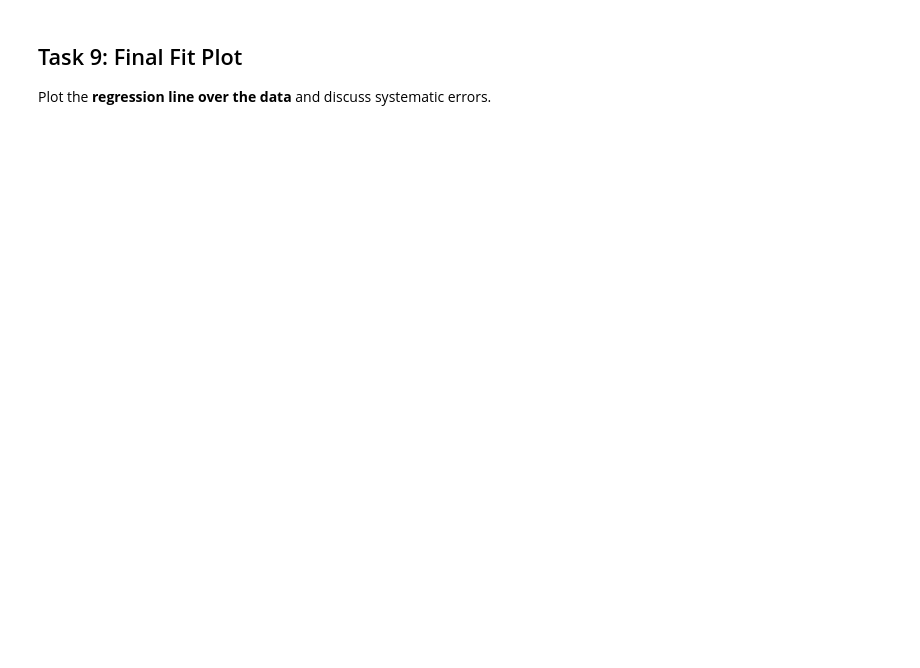
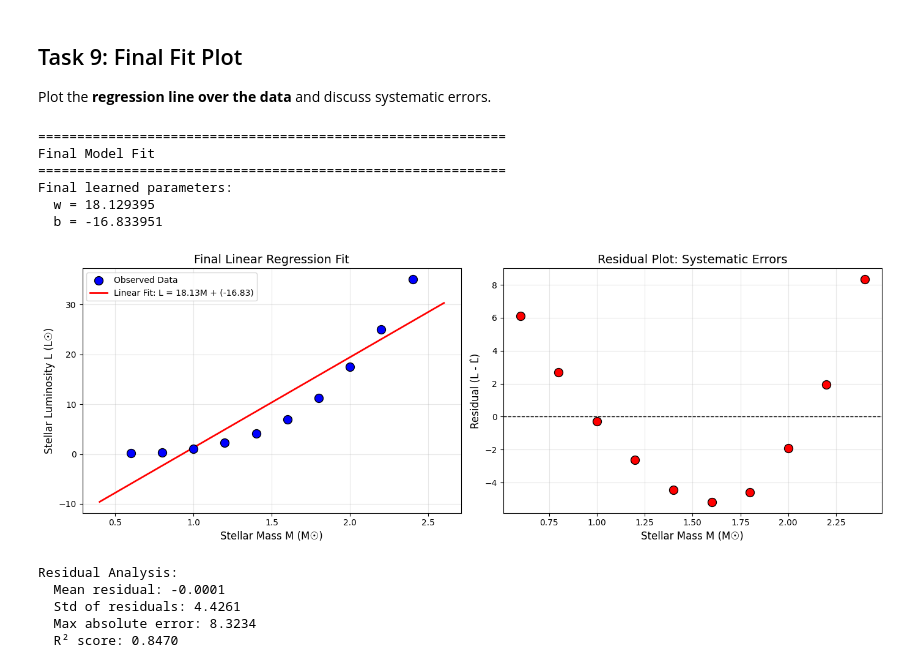
Before and after one commit to AnderssonProgramming/linear-poly-regression-aws-ai, a Jupyter notebook: 01_part1_linreg_1feature.ipynb, the cells around one changed output. Drawn from its saved outputs; the diff is of its cells as text; code cells hidden in the pictures; blank space fills up the shorter version.

```diff
--- a/01_part1_linreg_1feature.ipynb
+++ b/01_part1_linreg_1feature.ipynb
@@ -545,5 +823,65 @@ Plot the **regression line over the data** and discuss systematic errors.
 # %%
 # Task 9: Final Fit Plot
 
-# TODO: Plot the regression line over the original data
-# TODO: Discuss systematic errors
+print("=" * 60)
+print("Final Model Fit")
+print("=" * 60)
+
+# Use the best learned parameters (from vectorized gradient descent with α=0.1)
+w_final = w_learned_v
+b_final = b_learned_v
+
+print(f"Final learned parameters:")
+print(f"  w = {w_final:.6f}")
+print(f"  b = {b_final:.6f}")
+
+# Generate predictions
+L_pred_final = predict(M, w_final, b_final)
+
+# Compute residuals (errors)
+residuals = L - L_pred_final
+
+# Plot 1: Regression line over data
+fig, axes = plt.subplots(1, 2, figsize=(14, 5))
+
+# Subplot 1: Data and fitted line
+axes[0].scatter(M, L, c='blue', s=100, edgecolors='black', label='Observed Data', zorder=5)
+M_plot = np.linspace(M.min() - 0.2, M.max() + 0.2, 100)
+L_plot = predict(M_plot, w_final, b_final)
+axes[0].plot(M_plot, L_plot, 'r-', linewidth=2, label=f'Linear Fit: L = {w_final:.2f}M + ({b_final:.2f})')
+axes[0].set_xlabel("Stellar Mass M (M☉)", fontsize=12)
+axes[0].set_ylabel("Stellar Luminosity L (L☉)", fontsize=12)
+axes[0].set_title("Final Linear Regression Fit", fontsize=14)
+axes[0].legend()
+axes[0].grid(True, alpha=0.3)
+
+# Subplot 2: Residual plot (to visualize systematic errors)
+axes[1].scatter(M, residuals, c='red', s=100, edgecolors='black', zorder=5)
+axes[1].axhline(y=0, color='black', linestyle='--', linewidth=1)
+axes[1].set_xlabel("Stellar Mass M (M☉)", fontsize=12)
+axes[1].set_ylabel("Residual (L - L̂)", fontsize=12)
+axes[1].set_title("Residual Plot: Systematic Errors", fontsize=14)
+axes[1].grid(True, alpha=0.3)
+
+plt.tight_layout()
+plt.show()
+
+# Compute error statistics
+print(f"\nResidual Analysis:")
+print(f"  Mean residual: {np.mean(residuals):.4f}")
+print(f"  Std of residuals: {np.std(residuals):.4f}")
+print(f"  Max absolute error: {np.max(np.abs(residuals)):.4f}")
+print(f"  R² score: {1 - np.sum(residuals**2) / np.sum((L - np.mean(L))**2):.4f}")
+# %% [output]
+============================================================
+Final Model Fit
+============================================================
+Final learned parameters:
+  w = 18.129395
+  b = -16.833951
+[figure, added]
+Residual Analysis:
+  Mean residual: -0.0001
+  Std of residuals: 4.4261
+  Max absolute error: 8.3234
+  R² score: 0.8470
```
Also changed, not shown: parts of 7 cells of this notebook.
